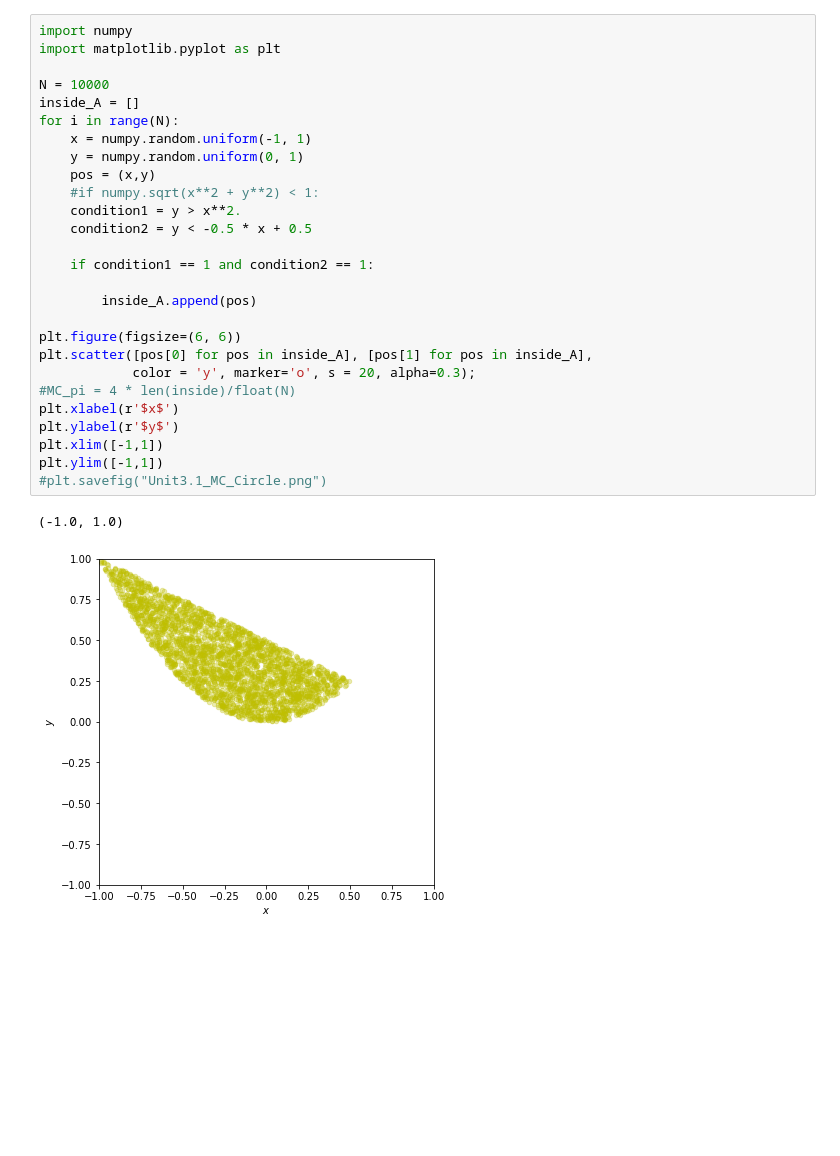
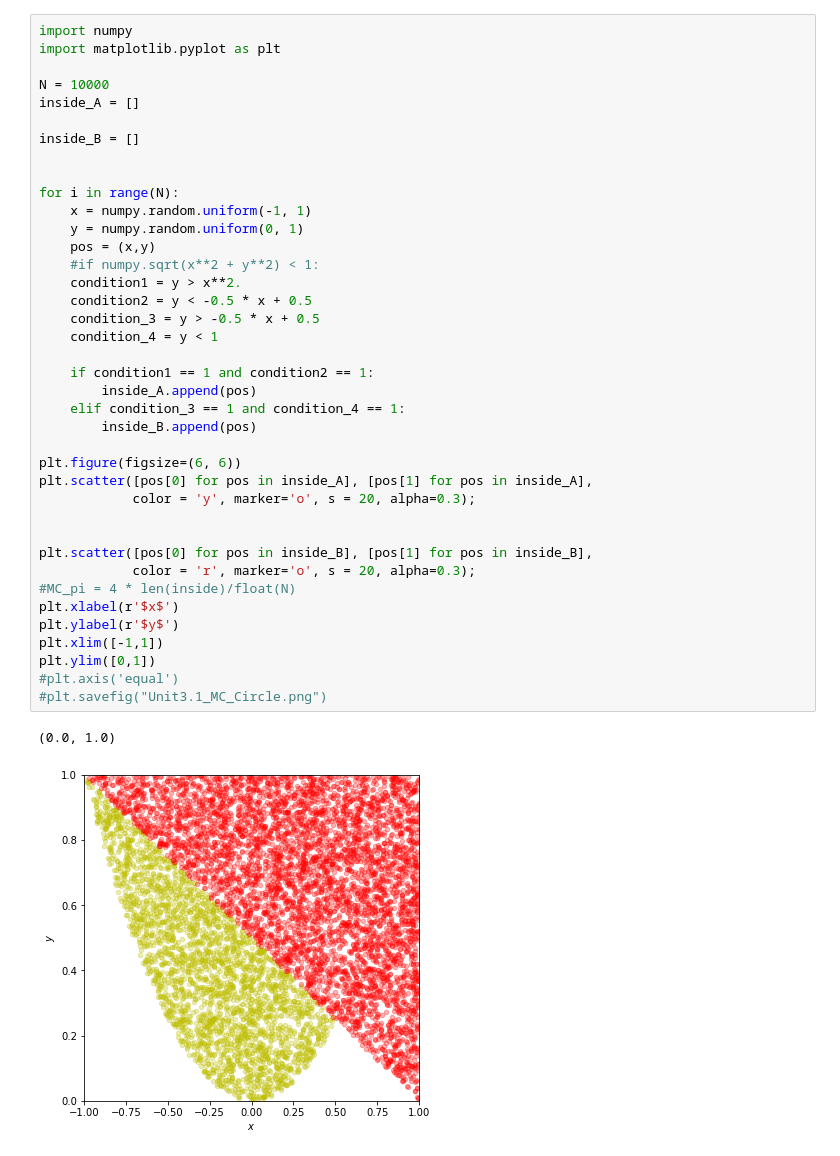
Before and after one commit to icmm-ntu/2022-Fall, a Jupyter notebook: Week4_20220929.ipynb, the cells around one changed output. Saved outputs shown, nothing was run; the diff lists cells and outputs as text; blank space fills up the shorter version.

```diff
--- a/Week4_20220929.ipynb
+++ b/Week4_20220929.ipynb
@@ -1,30 +1,42 @@
 # %%
 import numpy
 import matplotlib.pyplot as plt
 
 N = 10000
 inside_A = []
+
+inside_B = []
+
+
 for i in range(N):
     x = numpy.random.uniform(-1, 1)
     y = numpy.random.uniform(0, 1)
     pos = (x,y)
     #if numpy.sqrt(x**2 + y**2) < 1:
     condition1 = y > x**2.
     condition2 = y < -0.5 * x + 0.5
+    condition_3 = y > -0.5 * x + 0.5
+    condition_4 = y < 1
 
     if condition1 == 1 and condition2 == 1:
-
         inside_A.append(pos)
+    elif condition_3 == 1 and condition_4 == 1:
+        inside_B.append(pos)
 
 plt.figure(figsize=(6, 6))
 plt.scatter([pos[0] for pos in inside_A], [pos[1] for pos in inside_A],
             color = 'y', marker='o', s = 20, alpha=0.3);
+
+
+plt.scatter([pos[0] for pos in inside_B], [pos[1] for pos in inside_B],
+            color = 'r', marker='o', s = 20, alpha=0.3);
 #MC_pi = 4 * len(inside)/float(N)
 plt.xlabel(r'$x$')
 plt.ylabel(r'$y$')
 plt.xlim([-1,1])
-plt.ylim([-1,1])
+plt.ylim([0,1])
+#plt.axis('equal')
 #plt.savefig("Unit3.1_MC_Circle.png")
 # %% [output]
-(-1.0, 1.0)
+(0.0, 1.0)
-[figure, old version]
+[figure, new version]
```
